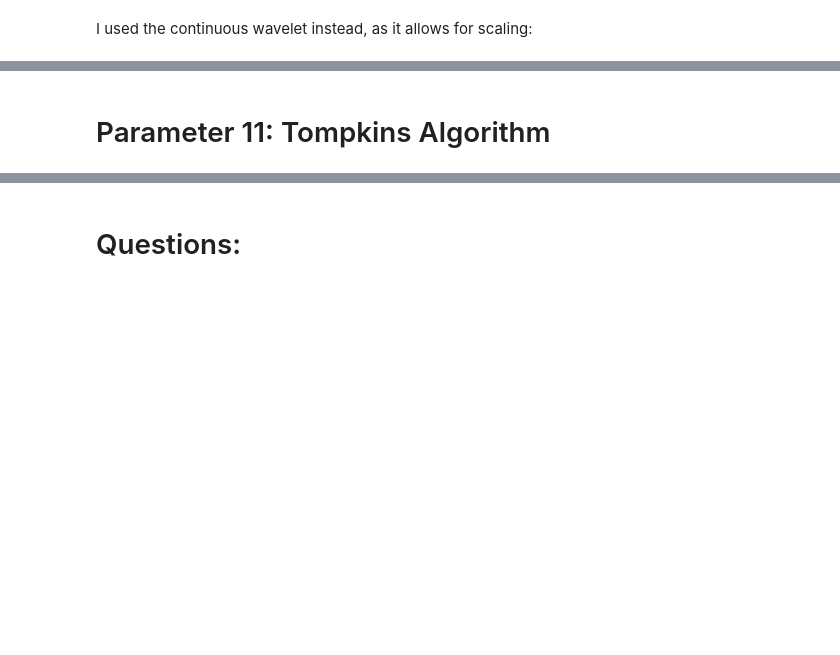
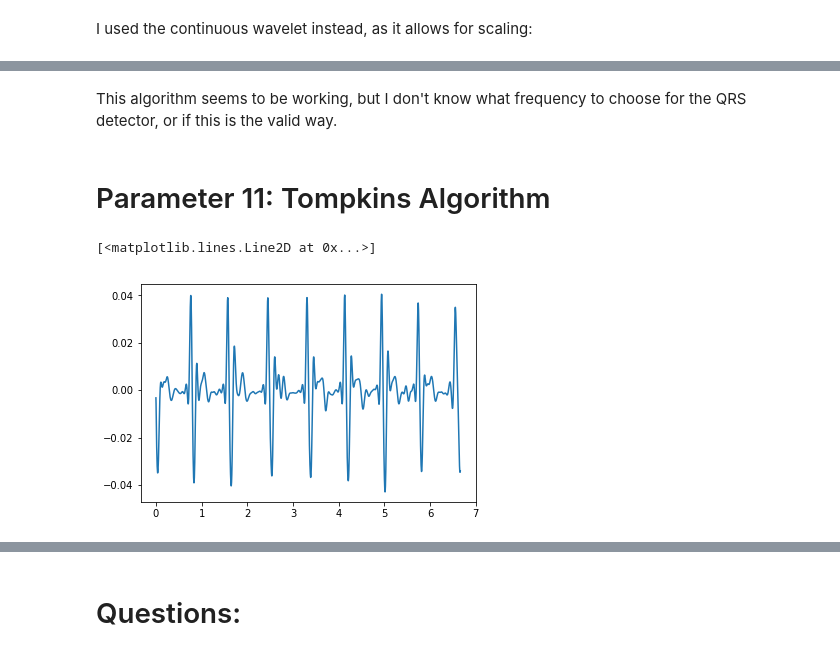
Before and after one commit to AhmadChaiban/War_on_arrhythmia, a Jupyter notebook: Thesis_Notebook.ipynb, the cells around one changed output, grey strips where cells are left out. Saved outputs shown, nothing was run; the diff lists cells and outputs as text; code cells hidden in the pictures; blank space fills up the shorter version.

```diff
--- a/Thesis_Notebook.ipynb
+++ b/Thesis_Notebook.ipynb
@@ -1245,3 +1293,11 @@ SyntaxError: unexpected EOF while parsing (<ipython-input-74-51aaba57deac>, line
+# %% [markdown]
+This algorithm seems to be working, but I don't know what frequency to choose for the QRS detector, or if this is the valid way.
 # %% [markdown]
 # Parameter 11: Tompkins Algorithm
+# %%
+sig = np.gradient(MIT_signal[0:2400],edge_order=1)
+plt.plot(time[0:2400],sig)
+# %% [output]
+[<matplotlib.lines.Line2D at 0x...>]
+[figure, added]
 # %%
```
Also changed, not shown: parts of 30 cells of this notebook.
